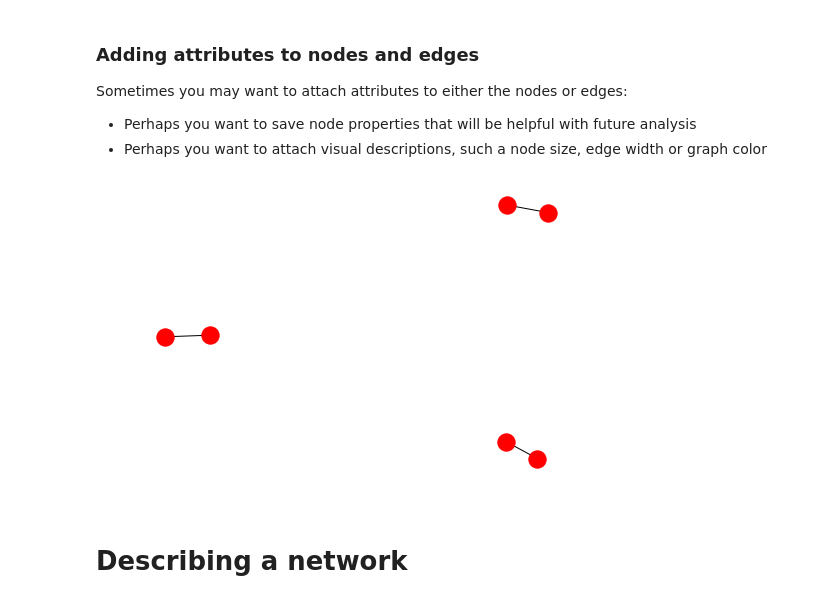
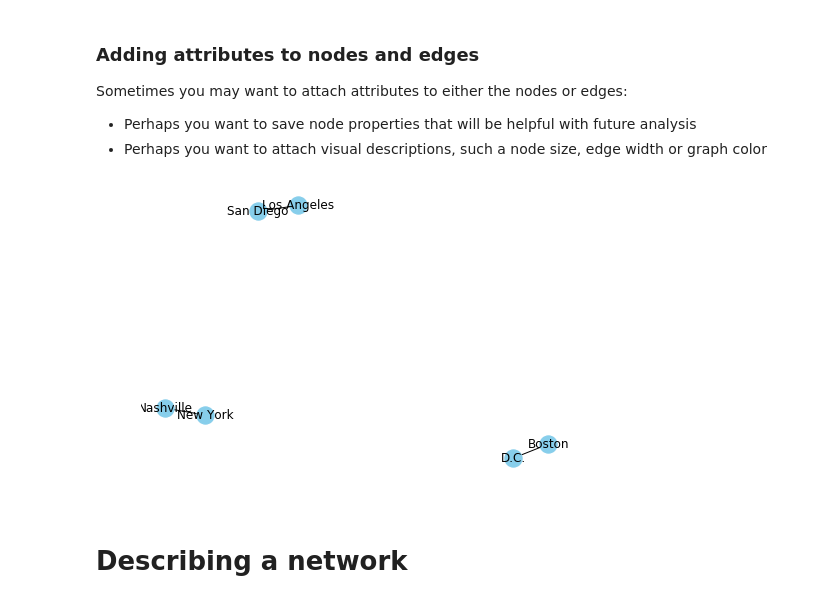
Before and after one commit to rianatanzen068/ce599, a Jupyter notebook: 12-Networks/Networks.ipynb, the cells around one changed output. Cells and saved outputs as stored; diff of their text form; code cells hidden in the pictures.

```diff
--- a/12-Networks/Networks.ipynb
+++ b/12-Networks/Networks.ipynb
@@ -154,13 +157,13 @@ Sometimes you may want to attach attributes to either the nodes or edges:
 # %%
 cities = nx.Graph()
 
 cities.add_edge('San Diego', 'Los Angeles', attr_dict = { 'distance': 0.4})
 cities.add_edge('New York', 'Nashville', attr_dict = { 'distance': 5.6})
 cities.add_edge('Boston', 'D.C.', attr_dict = { 'distance': 0.8})
 
-nx.draw(cities)
+nx.draw(cities, node_color= 'skyblue', with_labels=True)
 # %% [output]
-[figure, old version]
+[figure, new version]
 # %% [markdown]
 # Describing a network
 # %% [markdown]
```
Also changed, not shown: parts of 33 cells of this notebook, 4 other files.
